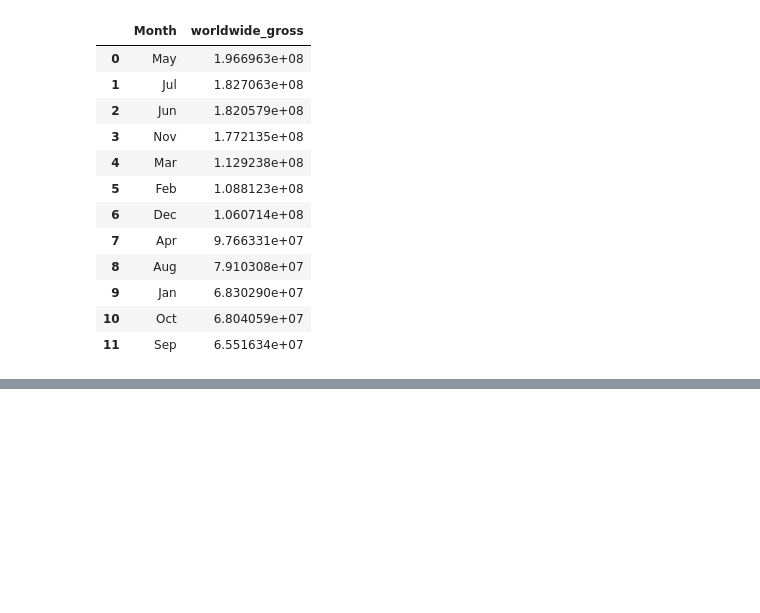
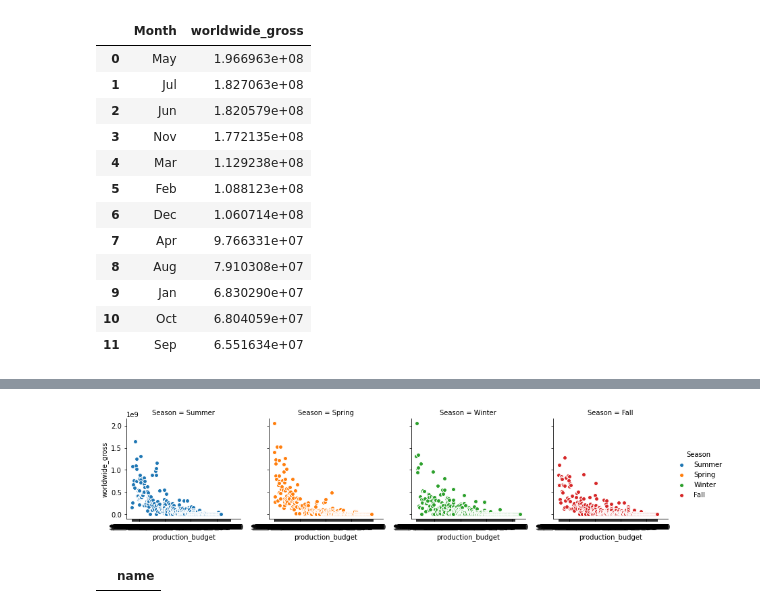
Before and after one commit to omunozsanchezdeloitte/Capstone---LPod-3, a Jupyter notebook: index.ipynb, the cells around one changed output, grey strips where cells are left out. Saved outputs shown, nothing was run; the diff lists cells and outputs as text; code cells hidden in the pictures; blank space fills up the shorter version.

```diff
--- a/index.ipynb
+++ b/index.ipynb
@@ -317,0 +355,16 @@ df_genre.head()
+# %%
+graph = sns.FacetGrid(recent_movie_years, col ="Season",  hue ="Season")
+# map the above form facetgrid with some attributes
+graph.map(plt.scatter, "production_budget", "worldwide_gross", edgecolor ="w").add_legend()
+# show the object
+plt.show()
+# %% [output]
+[figure, added]
+# %%
+conn = sqlite3.connect('zippedData/im.db')
+cur = conn.cursor()
+pd.read_sql("""SELECT name FROM sqlite_schema
+WHERE type='table'
+ORDER BY name;""", conn)
+# %% [output]
+|  | name |
```
Also changed, not shown: parts of 10 cells of this notebook, 1 other file.
